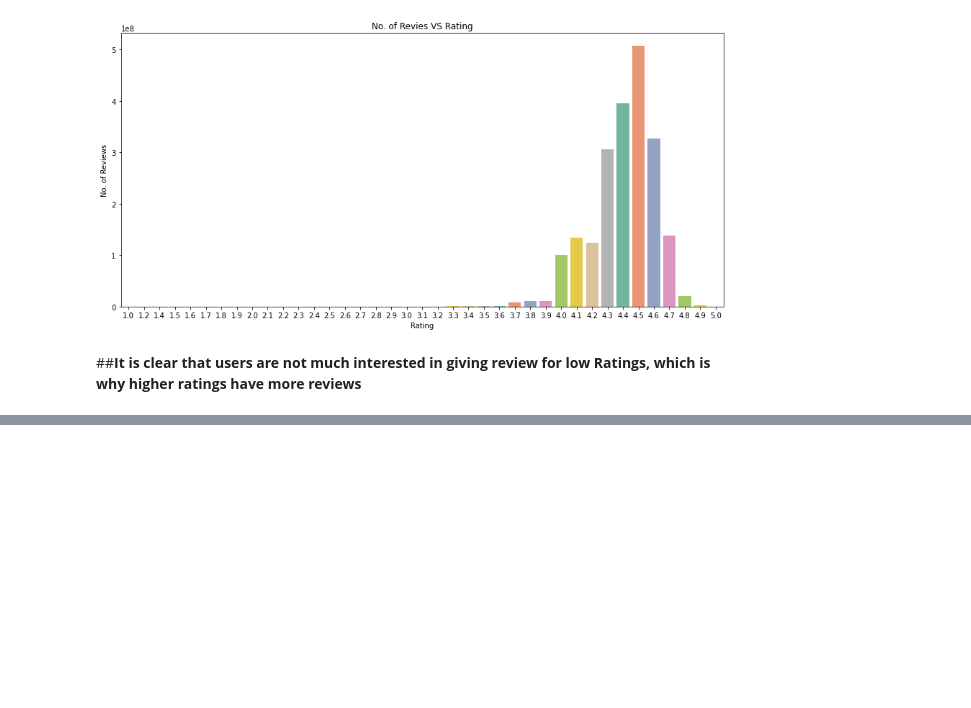
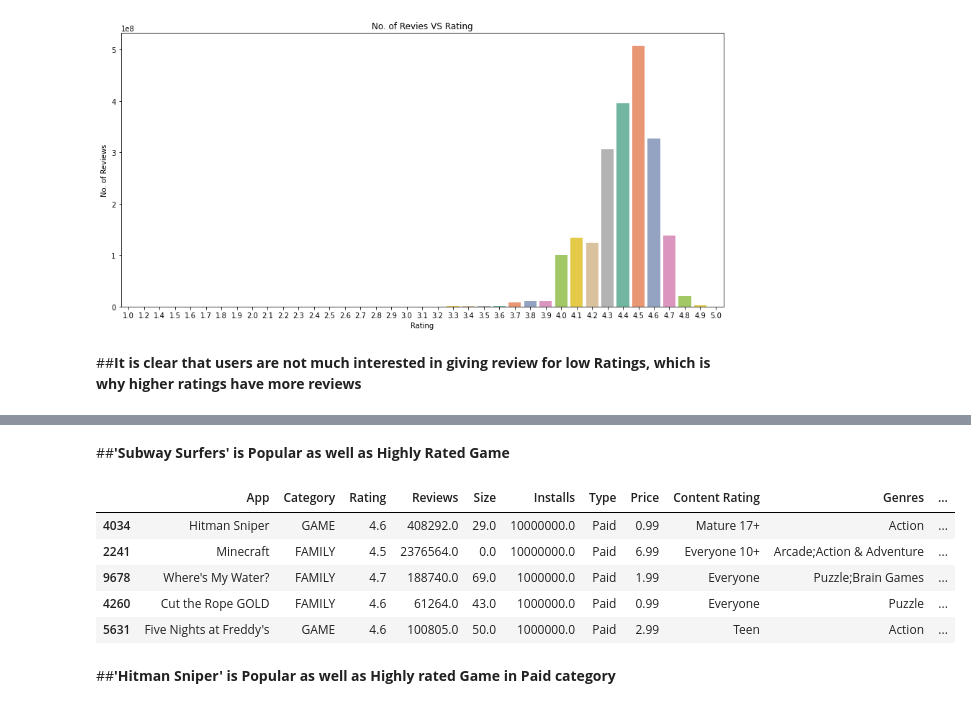
Before and after one commit to SurajSP99/Play_Store_App_Review_Data_Analysis, a Jupyter notebook: Play_Store_App_Review_Analysis_Capstone_Project.ipynb, the cells around one changed output, grey strips where cells are left out. Cells and saved outputs as stored; diff of their text form; code cells hidden in the pictures; blank space fills up the shorter version.

```diff
--- a/Play_Store_App_Review_Analysis_Capstone_Project.ipynb
+++ b/Play_Store_App_Review_Analysis_Capstone_Project.ipynb
@@ -674,0 +687,17 @@ Text(0, 0.5, 'No. of Reviews')
+# %% [markdown]
+##**'Subway Surfers' is Popular as well as Highly Rated Game**
+# %%
+# Top 5 highest rated paid apps
+
+paid_df = df[df['Type'] == 'Paid']
+paid_df = paid_df.sort_values(by = ["Installs","Rating"], axis = 0, ascending = [False, False])
+paid_df.head(5)
+# %% [output]
+|  | App | Category | Rating | Reviews | Size | Installs | Type | Price | Content Rating | Genres | ... |
+| 4034 | Hitman Sniper | GAME | 4.6 | 408292.0 | 29.0 | 10000000.0 | Paid | 0.99 | Mature 17+ | Action | ... |
+| 2241 | Minecraft | FAMILY | 4.5 | 2376564.0 | 0.0 | 10000000.0 | Paid | 6.99 | Everyone 10+ | Arcade;Action & Adventure | ... |
+| 9678 | Where's My Water? | FAMILY | 4.7 | 188740.0 | 69.0 | 1000000.0 | Paid | 1.99 | Everyone | Puzzle;Brain Games | ... |
+| 4260 | Cut the Rope GOLD | FAMILY | 4.6 | 61264.0 | 43.0 | 1000000.0 | Paid | 0.99 | Everyone | Puzzle | ... |
+| 5631 | Five Nights at Freddy's | GAME | 4.6 | 100805.0 | 50.0 | 1000000.0 | Paid | 2.99 | Teen | Action | ... |
+# %% [markdown]
+##**'Hitman Sniper' is Popular as well as Highly rated Game in Paid category**
```
Also changed, not shown: parts of 10 cells of this notebook.
